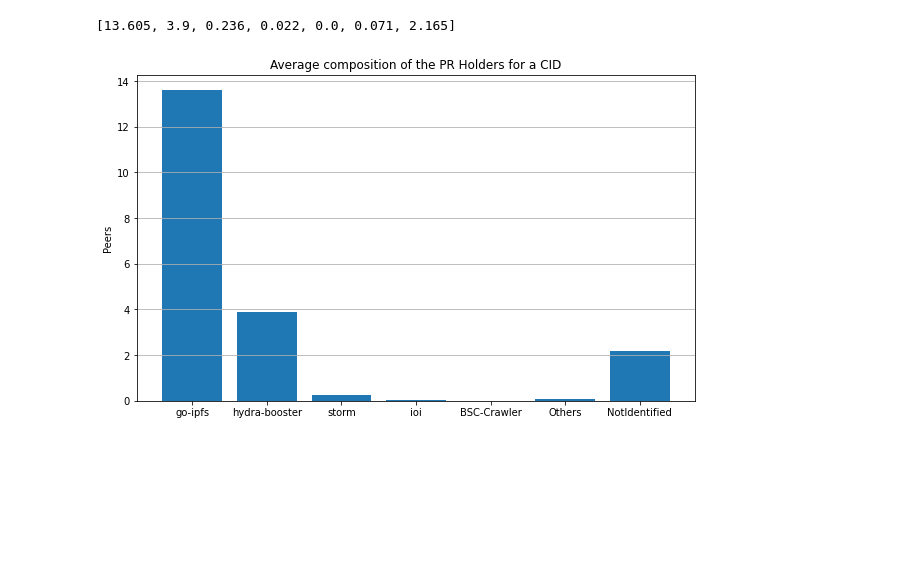
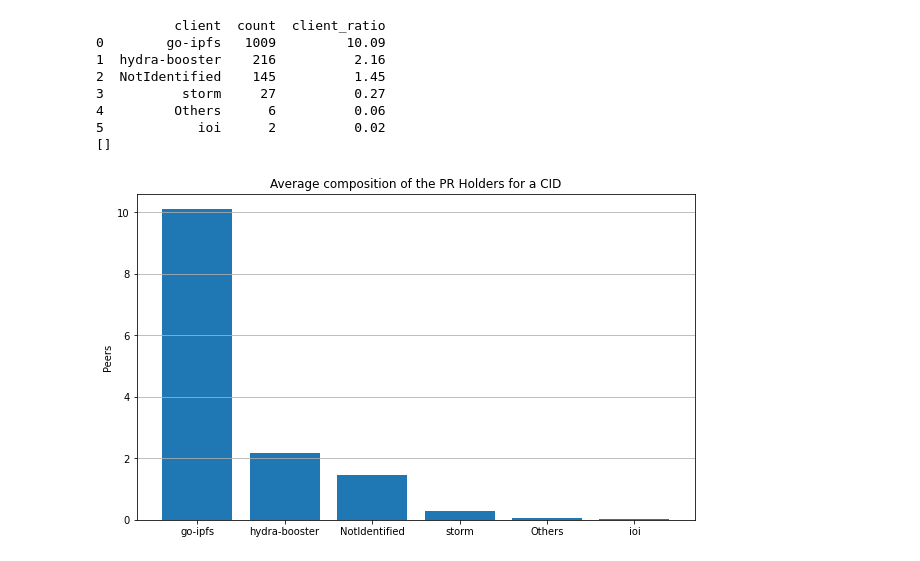
Before and after one commit to cortze/ipfs-cid-hoarder, a Jupyter notebook: analyzer/cid_hoarder_analyzer.ipynb, the cells around one changed output. Cells and saved outputs as stored; diff of their text form; code cells hidden in the pictures; blank space fills up the shorter version.

```diff
--- a/analyzer/cid_hoarder_analyzer.ipynb
+++ b/analyzer/cid_hoarder_analyzer.ipynb
@@ -142,13 +107,13 @@ plt.grid(axis='y')
 # Get the time to ping PR Holders
 
 # Get the number of rounds that we hoarded
-pobj = pd.read_sql_query("select fetch_round from fetch_results group by fetch_round order by fetch_round ASC", db_con)
+pobj = pd.read_sql_query("select ping_round from fetch_results group by ping_round order by ping_round ASC", db_con)
 
 fetch_time_dist = []
 # Get the distribution for each of the rounds
 for i, row in pobj.iterrows():
-    fpd_round_ftime = pd.read_sql_query(f'select fetch_time from fetch_results where fetch_round={row["fetch_round"]}', db_con)
-    fetch_time_dist.append(fpd_round_ftime['fetch_time'] / 1000 ) # convert to secs
+    fpd_round_ftime = pd.read_sql_query(f'select fetch_duration from fetch_results where ping_round={row["ping_round"]}', db_con)
+    fetch_time_dist.append(fpd_round_ftime['fetch_duration'] / 1000 ) # convert to secs
 
 # TODO: remove zeros?
 
@@ -166,16 +131,13 @@ plt.show()
 # %%
-# Get active PR holders over fetch rounds
-
-# TODO: try to remove the Hydras from here
-
+# Get active PR holders over fetch rounds (just for double check following distributions)
 
 # Get the number of rounds that we hoarded
-pobj = pd.read_sql_query("select fetch_round from fetch_results group by fetch_round order by fetch_round ASC", db_con)
+pobj = pd.read_sql_query("select ping_round from fetch_results group by ping_round order by ping_round ASC", db_con)
 
 succ_att_dist = []
 # Get the distribution for each of the rounds
 for i, row in pobj.iterrows():
-    p = pd.read_sql_query(f'select success_att from fetch_results where fetch_round={row["fetch_round"]}', db_con)
+    p = pd.read_sql_query(f'select success_att from fetch_results where ping_round={row["ping_round"]}', db_con)
     succ_att_dist.append(p['success_att'])
 
 fig, ax = plt.subplots()
@@ -433,0 +154,3 @@ Text(0.5, 1.0, 'Error distribution over fetch rounds')
+# %%
+ping_rounds = pd.read_sql_query("""
+select ping_round, count(ping_round) from ping_results group by ping_round order by ping_round ASC;""", db_con)
@@ -449,7 +275,7 @@ for i, row in pobj.iterrows():
     r = f'{row["client percentage"]}% {row["client"]}'
     labels.append(r)
 
-fig, ax = plt.subplots(figsize=(12, 8), subplot_kw=dict(aspect="equal"))
+fig, ax = plt.subplots(figsize=(10, 6), subplot_kw=dict(aspect="equal"))
 wedges, texts = ax.pie(pobj['client percentage'], wedgeprops=dict(width=0.5))#, startangle=-40)
 
 # Generate the text boxes with the legend and percentajes
@@ -481,51 +307,37 @@ Text(0.5, 1.0, 'Client type on PR Holders')
 # %%
 # Get number of Hyda boosters as PR Holders
+pobj = pd.read_sql_query("select client, count(client) from peer_info group by client order by count(client) DESC;", db_con)
 
-cids = pd.read_sql_query("select id, cid_hash from cid_info", db_con)
+total = 0
+for i, c in pobj.iterrows():
+    total += c["count"]
 
-# get the client type distribution for each of the cids
-aggregations = []
-for i, row in cids.iterrows():
-    client_dist = {"go-ipfs": 0.0, "hydra-booster": 0.0, "storm": 0.0, "ioi": 0.0, "BSC-Crawler": 0.0 ,"Others": 0.0, "NotIdentified": 0.0}
-    c = pd.read_sql_query(f'select client, count(client) from peer_info where cid={row["id"]} group by client order by client', db_con)
+# get the percentage of each client
+pobj["client_ratio"] = (pobj["count"]) / len(cids)
+print(pobj)
 
-    tot = 0
-    for i, r in c.iterrows():
-        tot += r["count"]
-
-    for i, r in c.iterrows():
-        client_dist[r["client"]] = r["count"] # (r["count(client)"] * 100) / tot
-
-    agg = []
-    agg.append(client_dist["go-ipfs"])
-    agg.append(client_dist["hydra-booster"])
-    agg.append(client_dist["storm"])
-    agg.append(client_dist["ioi"])
-    agg.append(client_dist["BSC-Crawler"])
-    agg.append(client_dist["Others"])
-    agg.append(client_dist["NotIdentified"])
-
-    aggregations.append(agg)
-
-# Get avg of the client_dist
-aggts = np.array([0.0, 0.0, 0.0, 0.0, 0.0, 0.0, 0.0])
-for item in aggregations:
-    aggts += np.array(item)
-
-avgs = []
-for item in aggts:
-    avgs.append(item / len(aggregations))
+# compose labels
+labels = []
+for i, row in pobj.iterrows():
+    r = f'{row["client_ratio"]}% {row["client"]}'
+    labels.append(r)
 
 print(avgs)
 
-l = ["go-ipfs", "hydra-booster", "storm", "ioi", "BSC-Crawler", "Others", "NotIdentified"]
-plt.bar(l, avgs)
+plt.bar(pobj['client'], pobj['client_ratio'])
 plt.title("Average composition of the PR Holders for a CID")
-plt.ylabel("Peers") # TODO: hardcoded to 30 mins
+plt.ylabel("Peers")
 plt.grid(axis='y')
 # %% [output]
-[13.605, 3.9, 0.236, 0.022, 0.0, 0.071, 2.165]
+          client  count  client_ratio
+0        go-ipfs   1009         10.09
+1  hydra-booster    216          2.16
+2  NotIdentified    145          1.45
+3          storm     27          0.27
+4         Others      6          0.06
+5            ioi      2          0.02
+[]
-[figure, old version]
+[figure, new version]
 # %%
 # Check the error getting connecting PR Holders
 
```
Also changed, not shown: parts of 16 cells of this notebook.
